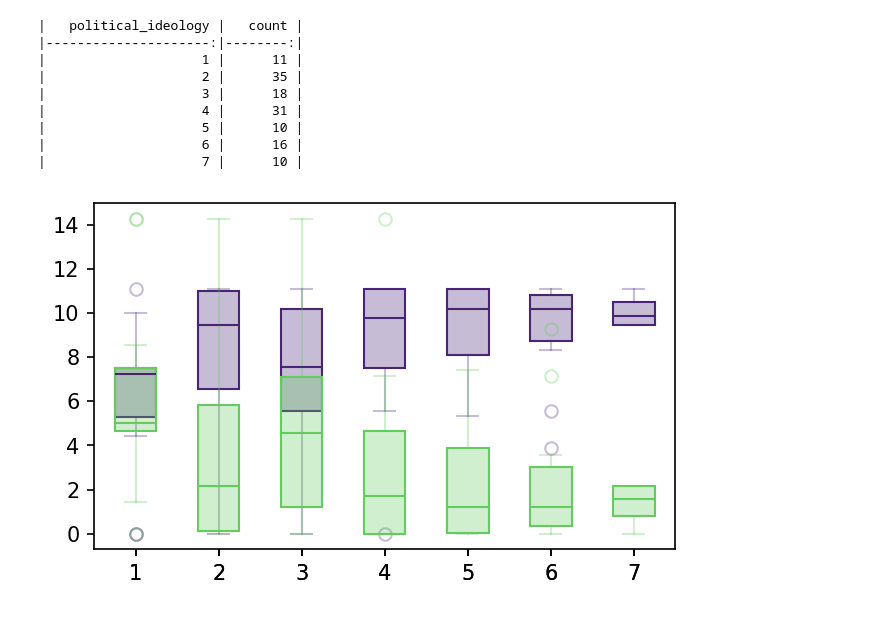
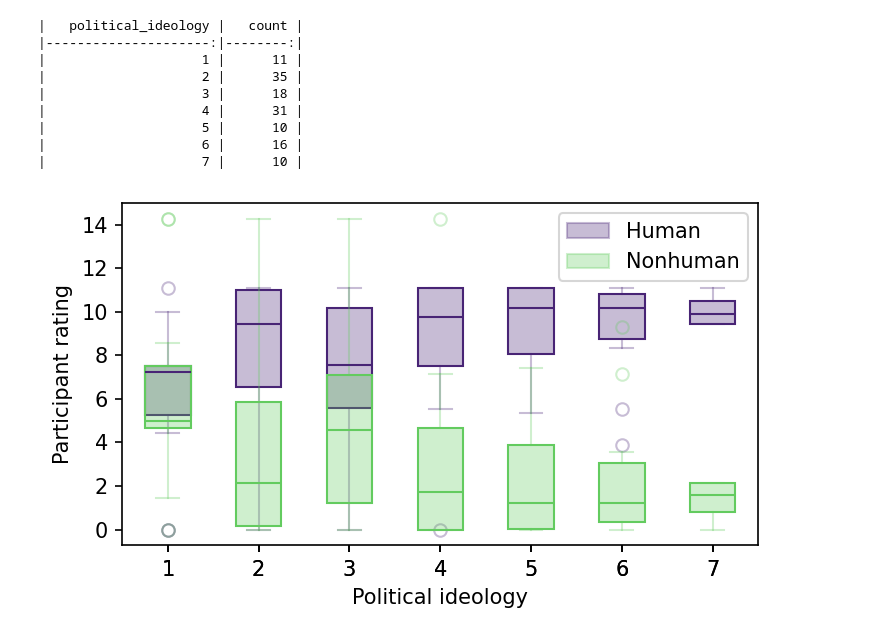
Before and after one commit to levon003/levon003.github.io, a Jupyter notebook: src/moral_circles/MoralCircles.ipynb, the cells around one changed output. Saved outputs shown, nothing was run; the diff lists cells and outputs as text; code cells hidden in the pictures.

Commit message:
Add notebook recreating moral circle figures

```diff
--- a/src/moral_circles/MoralCircles.ipynb
+++ b/src/moral_circles/MoralCircles.ipynb
@@ -47,38 +49,43 @@ print(df4.political_ideology.value_counts().sort_index().to_markdown())
 |                    7 |      10 |
 # %%
 fig, ax = plt.subplots(1, 1, figsize=(5, 3))
+political_ideologies = np.array([1, 2, 3, 4, 5, 6, 7])
+human_color = matplotlib.cm.viridis(0.1)
+nonhuman_color = matplotlib.cm.viridis(0.76)
 
-
-political_ideologies = np.array([1, 2, 3, 4, 5, 6, 7])
-#ax.violinplot(
-#    [df4[df4.political_ideology == p].human for p in political_ideologies],
-#    showmeans=True,
-#)
-#ax.violinplot(
-#    [df4[df4.political_ideology == p].nonhuman for p in political_ideologies],
-#    showmeans=True,
-#)
+legend_patches = []
 for category, color in (
-    ("human", matplotlib.cm.viridis(0.1)),
-    ("nonhuman", matplotlib.cm.viridis(0.76))):
+    ("human", human_color),
+    ("nonhuman", nonhuman_color)):
     alphacolor = list(color)
     alphacolor[-1] = 0.3
     bplot= ax.boxplot(
         [df4[df4.political_ideology == p][category] for p in political_ideologies],
         meanline=False,
         patch_artist=True,
         flierprops={"markeredgecolor": alphacolor},
     )
     for key in bplot.keys():
         for patch in bplot[key]:
             if key in ["means", "boxes"]:
                 patch.set_edgecolor(color)
                 patch.set_facecolor(alphacolor)
             elif key == "medians":
                 patch.set_color(color)
             else:
                 patch.set_color(alphacolor)
+    legend_patch = matplotlib.patches.Patch(color=alphacolor, label=category.capitalize())
+    legend_patches.append(legend_patch)
+
+
+ax.set_xlabel("Political ideology")
+ax.set_ylabel("Participant rating")
+
+ax.legend(handles=legend_patches)
+
+fig.tight_layout()
+plt.savefig("fig4_recreated.png", dpi=150)
 
 plt.show()
 # %% [output]
-[figure, old version]
+[figure, new version]
```
Also changed, not shown: parts of 12 cells of this notebook, 19 other files.
